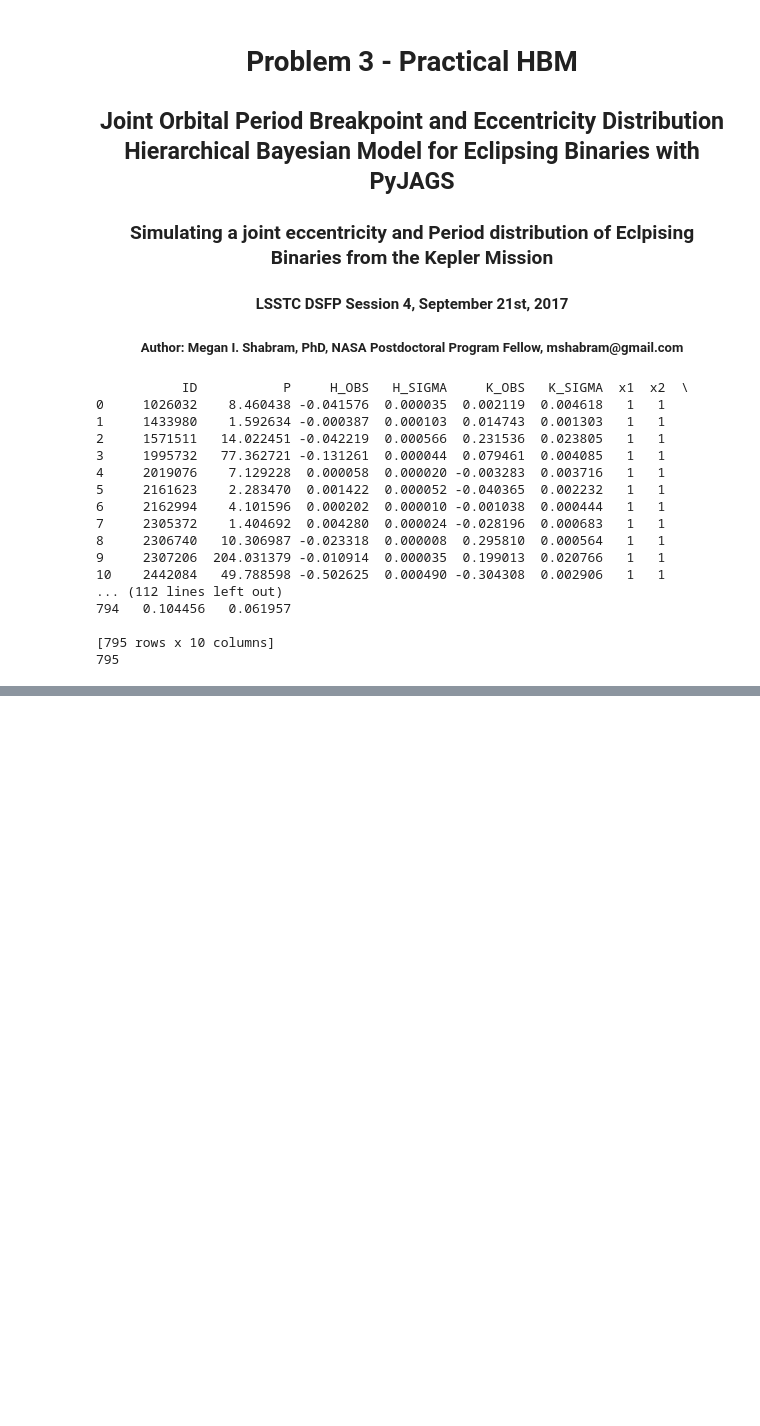
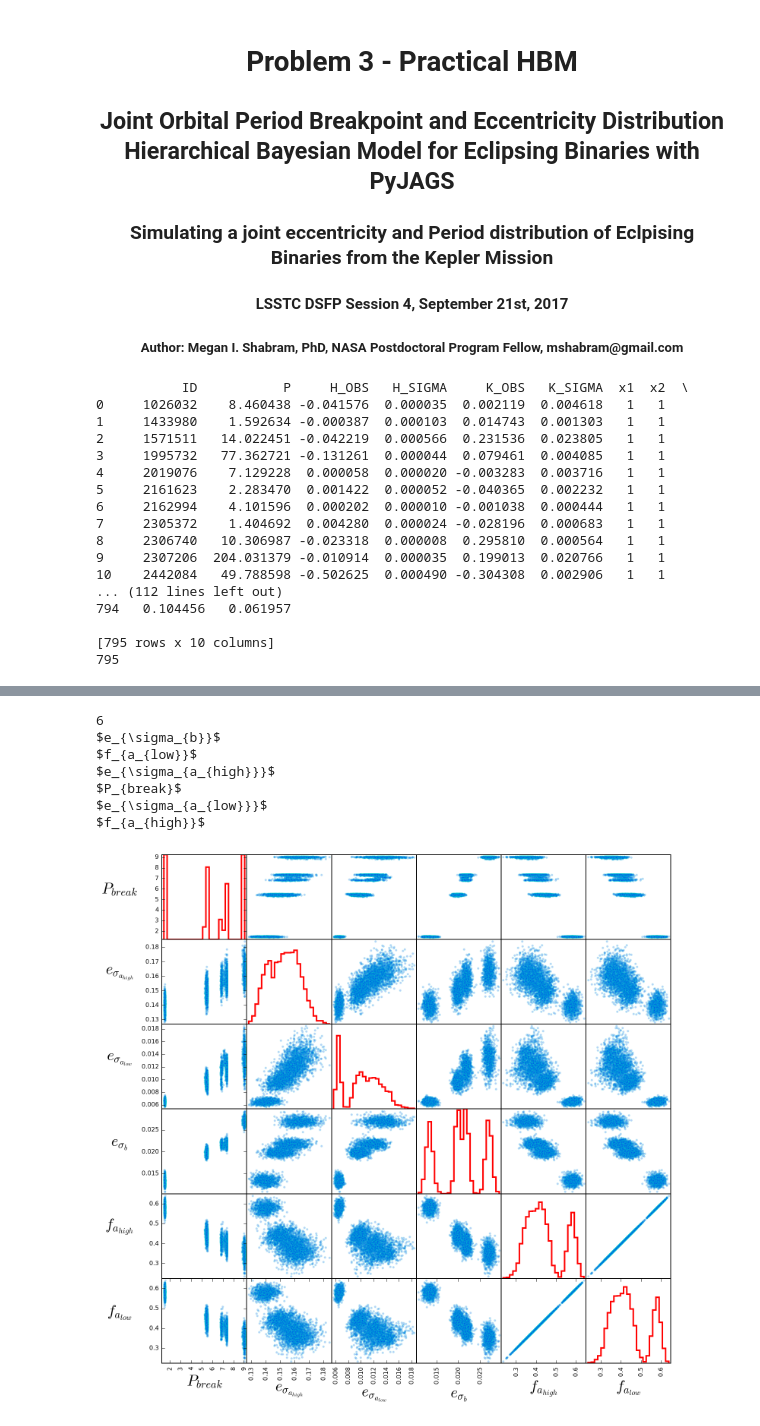
Before and after one commit to mshabram/LSST-DSFP-Session-4, a Jupyter notebook: codes/3. HBM Breakpoint Population Model.ipynb, the cells around one changed output, grey strips where cells are left out. Drawn from its saved outputs; the diff is of its cells as text; code cells hidden in the pictures; blank space fills up the shorter version.

```diff
--- a/codes/3. HBM Breakpoint Population Model.ipynb
+++ b/codes/3. HBM Breakpoint Population Model.ipynb
@@ -152,13 +171,4 @@ sampling: iterations 23836 of 40000, elapsed 0:09:44, remaining 0:06:36
 # %%
-chain_thin = 100
-start = int(iters-1000)
-esigma_low = np.where(samples_JAGS['e_sigma_a'][0,start::,:] <= samples_JAGS['e_sigma_a'][1,start::,:], samples_JAGS['e_sigma_a'][0,start::,:], samples_JAGS['e_sigma_a'][1,start::,:])
-esigma_hi = np.where(samples_JAGS['e_sigma_a'][0,start::,:] > samples_JAGS['e_sigma_a'][1,start::,:], samples_JAGS['e_sigma_a'][0,start::,:], samples_JAGS['e_sigma_a'][1,start::,:])
-f_low = np.where(samples_JAGS['e_sigma_a'][0,start::,:] <= samples_JAGS['e_sigma_a'][1,start::,:], samples_JAGS['f_a'][0,start::,:], samples_JAGS['f_a'][1,start::,:])
-f_hi = np.where(samples2_JAGS['e_sigma_a'][0,start::,:] > samples_JAGS['e_sigma_a'][1,start::,:], samples_JAGS['f_a'][0,start::,:], samples_JAGS['f_a'][1,start::,:])
-print(np.min(f_hi))
-plt.hist(f_low)
-
 ## Scatter matrix plot:
 
 ## Redefine the trace so that we only vizualize every 10th latent variable element in
@@ -167,32 +177,45 @@ plt.hist(f_low)
 
 samples_EB_for_scatter_matrix = {}
 numHyperParams = 6
 dim = numHyperParams
 print(dim)
 
-samples_EB_for_scatter_matrix.update({'$f_{alow}$': samples['f_a'][0,:,:], '$k_{'+str(i+1)+'}$': samples['k'][i,:,:]})
-samples_EB_for_scatter_matrix.update({'$e_{\sigma}$': samples['e_sigma'].squeeze(0)})
+samples_EB_for_scatter_matrix.update({'$f_{a_{low}}$': f_low})
+samples_EB_for_scatter_matrix.update({'$e_{\sigma_{a_{low}}}$': esigma_low})
+samples_EB_for_scatter_matrix.update({'$f_{a_{high}}$': f_low})
+samples_EB_for_scatter_matrix.update({'$e_{\sigma_{a_{high}}}$': esigma_hi})
+samples_EB_for_scatter_matrix.update({'$e_{\sigma_{b}}$': samples_JAGS['e_sigma_b'][0,start::,:]})
+samples_EB_for_scatter_matrix.update({'$P_{break}$': samples_JAGS['p_break'][0,start::,:]})
 
 for j, i in samples_EB_for_scatter_matrix.items():
     print(j)
 #    print(i)
 
 trace_2 = pd.Panel({k: v for k, v in samples_EB_for_scatter_matrix.items()})
 
 sm = scatter_matrix(trace_2.to_frame(),  color="darkturquoise", alpha=0.2, figsize=(dim*2, dim*2), diagonal='hist',hist_kwds={'bins':25,'histtype':'step', 'edgecolor':'r','linewidth':2})
 ## y labels size
 [plt.setp(item.yaxis.get_label(), 'size', 20) for item in sm.ravel()]
 ## x labels size
 [plt.setp(item.xaxis.get_label(), 'size', 20) for item in sm.ravel()]
 ## Change label rotation
 ## This is helpful for very long labels
 #[s.xaxis.label.set_rotation(45) for s in sm.reshape(-1)]
 [s.xaxis.label.set_rotation(0) for s in sm.reshape(-1)]
 [s.yaxis.label.set_rotation(0) for s in sm.reshape(-1)]
 ## May need to offset label when rotating to prevent overlap of figure
 [s.get_yaxis().set_label_coords(-0.5,0.5) for s in sm.reshape(-1)]
 ## Hide all ticks
 #[s.set_xticks(()) for s in sm.reshape(-1)]
 #[s.set_yticks(()) for s in sm.reshape(-1)]
 
 plt.savefig('scatter_matrix_period_break_point.png')
+# %% [output]
+6
+$e_{\sigma_{b}}$
+$f_{a_{low}}$
+$e_{\sigma_{a_{high}}}$
+$P_{break}$
+$e_{\sigma_{a_{low}}}$
+$f_{a_{high}}$
+[figure, added]
```
Also changed, not shown: parts of 4 cells of this notebook.
